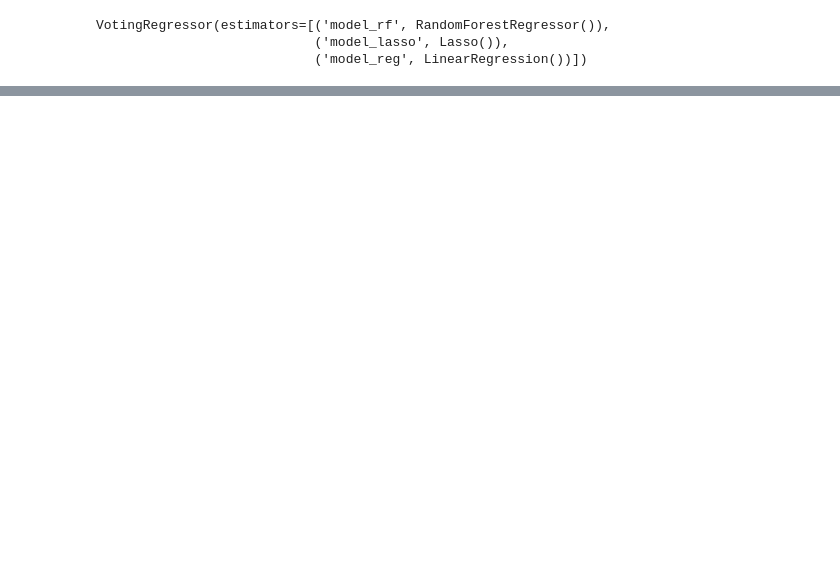
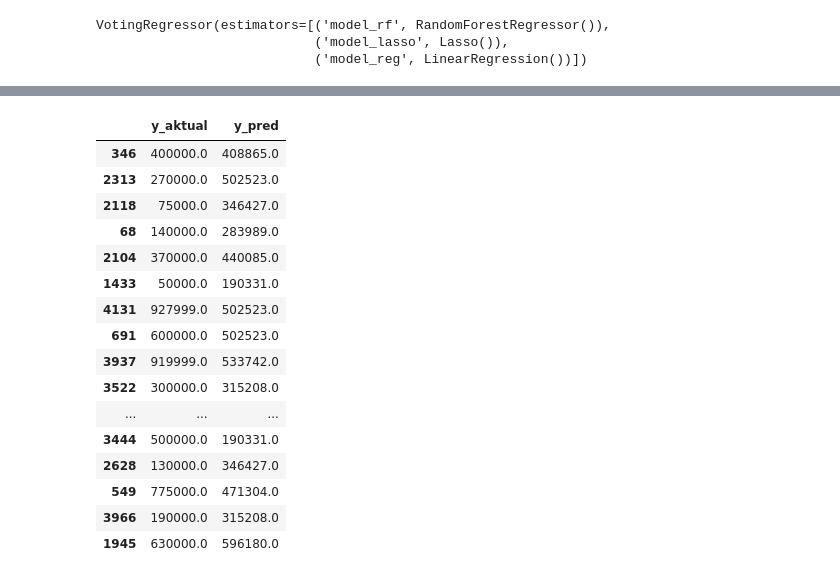
Before and after one commit to hendrimardani/fundamental_data_analyst_vehicle_dataset, a Jupyter notebook: vehicle_dataset.ipynb, the cells around one changed output, grey strips where cells are left out. Saved outputs shown, nothing was run; the diff lists cells and outputs as text; code cells hidden in the pictures; blank space fills up the shorter version.

```diff
--- a/vehicle_dataset.ipynb
+++ b/vehicle_dataset.ipynb
@@ -543,0 +586,23 @@ y_pred
+# %%
+pd.DataFrame({
+    'y_aktual' : y_test,
+    'y_pred' : y_pred.flatten()
+}).head(20)
+# %% [output]
+|  | y_aktual | y_pred |
+| 346 | 400000.0 | 408865.0 |
+| 2313 | 270000.0 | 502523.0 |
+| 2118 | 75000.0 | 346427.0 |
+| 68 | 140000.0 | 283989.0 |
+| 2104 | 370000.0 | 440085.0 |
+| 1433 | 50000.0 | 190331.0 |
+| 4131 | 927999.0 | 502523.0 |
+| 691 | 600000.0 | 502523.0 |
+| 3937 | 919999.0 | 533742.0 |
+| 3522 | 300000.0 | 315208.0 |
+| ... | ... | ... |
+| 3444 | 500000.0 | 190331.0 |
+| 2628 | 130000.0 | 346427.0 |
+| 549 | 775000.0 | 471304.0 |
+| 3966 | 190000.0 | 315208.0 |
+| 1945 | 630000.0 | 596180.0 |
```
Also changed, not shown: parts of 18 cells of this notebook.
